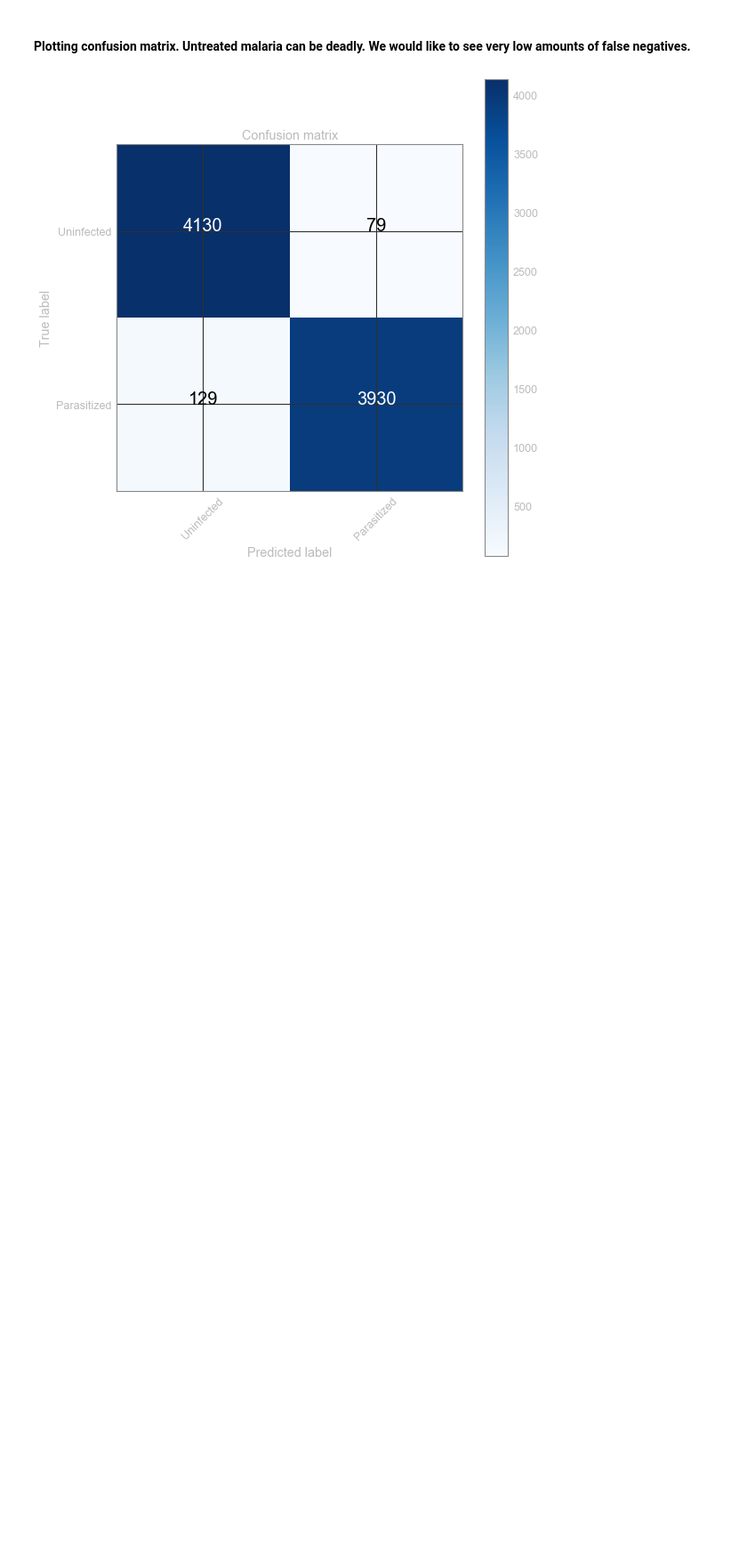
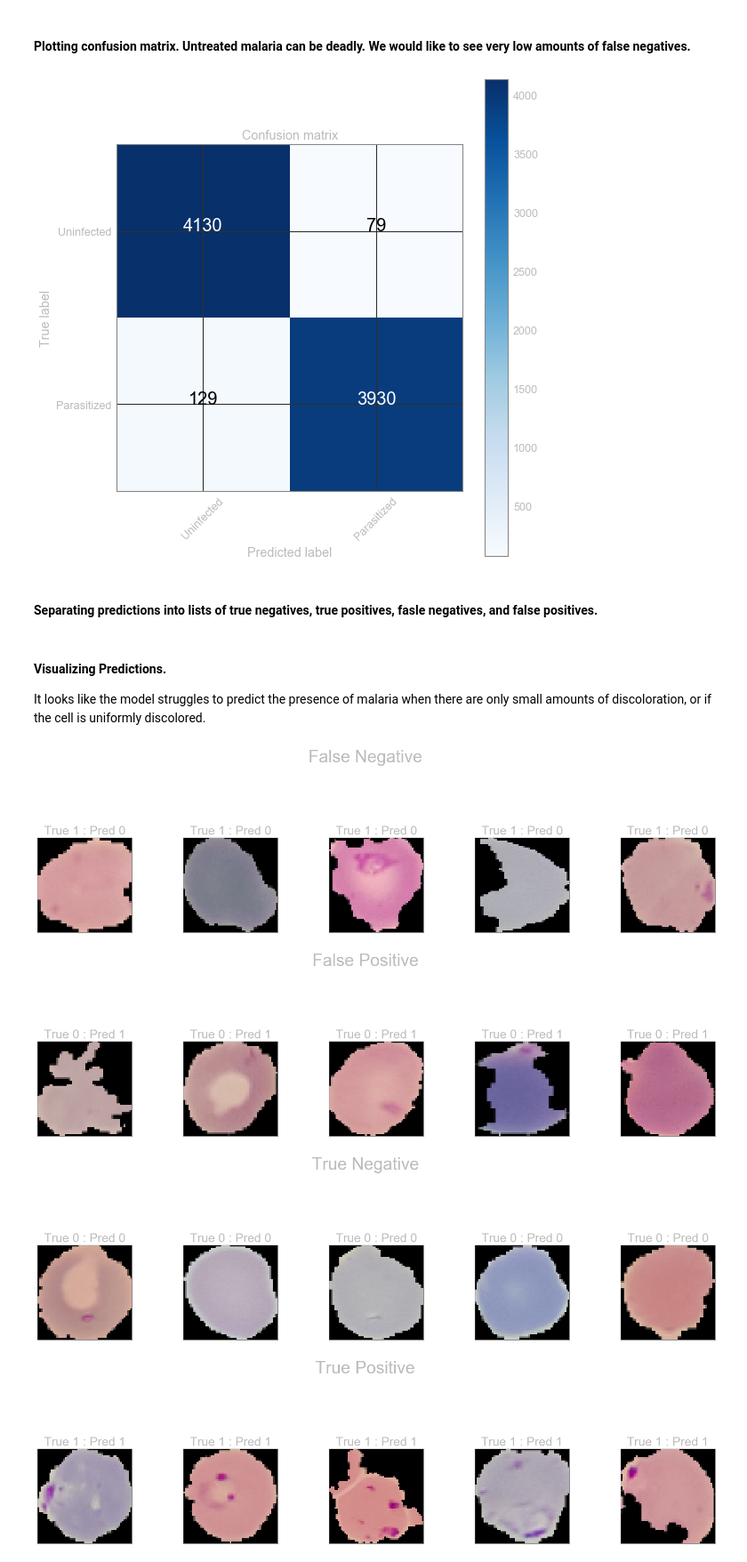
Before and after one commit to jessiemjones/malaria-detection-CNN, a Jupyter notebook: Malaria detection.ipynb, the cells around one changed output. Shown at 89% size. Saved outputs shown, nothing was run; the diff lists cells and outputs as text; code cells hidden in the pictures; blank space fills up the shorter version.

```diff
--- a/Malaria detection.ipynb
+++ b/Malaria detection.ipynb
@@ -209,10 +206,0 @@ predictions = model.predict(test_images)
-# %%
-plt.figure(1 , figsize = (25 , 25))
-for i in range(20):
-    plt.subplot(5 , 4 , i+1)
-    plt.subplots_adjust(hspace = 0.5 , wspace = 0.5)
-    plt.imshow(test_images[i])
-    plt.title('True {} : Pred {}'.format(test_labels[i], int(predictions[i])), fontsize=25)
-    plt.xticks([]) , plt.yticks([])
-
-plt.show()
@@ -244,3 +230,5 @@ plt.xlabel('Predicted label')
 plt.show()
 # %% [output]
 [figure]
+# %% [markdown]
+#### Separating predictions into lists of true negatives, true positives, fasle negatives, and false positives.
@@ -246,0 +269,24 @@ plt.show()
+# %%
+def visualize_predictions(imgs, true_labels, predicted_labels, title):
+    plt.figure(1, figsize=(25,25))
+    for i in range(5):
+        plt.subplot(5,5, i+1)
+        plt.subplots_adjust(hspace = 0.5 , wspace = 0.5)
+        plt.imshow(imgs[i])
+        plt.title('True {} : Pred {}'.format(true_labels[i], int(predicted_labels[i])), fontsize=25)
+        plt.suptitle(title, fontsize=35)
+        plt.xticks([]) , plt.yticks([])
+    plt.show()
+# %% [markdown]
+#### Visualizing Predictions.
+It looks like the model struggles to predict the presence of malaria when there are only small amounts of discoloration, or if the cell is uniformly discolored.
+# %%
+visualize_predictions(fn_images, test_fn_labels, fn_labels, "False Negative")
+visualize_predictions(fp_images, test_fp_labels, fp_labels, "False Positive")
+visualize_predictions(tn_images, test_tn_labels, tn_labels, "True Negative")
+visualize_predictions(tp_images, test_tp_labels, tp_labels, "True Positive")
+# %% [output]
+[figure, added]
+[figure, added]
+[figure, added]
+[figure, added]
```
Also changed, not shown: parts of 4 cells of this notebook.
